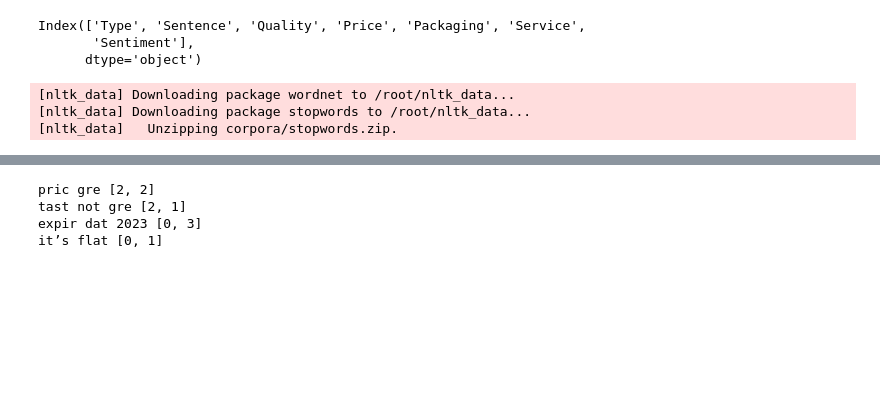
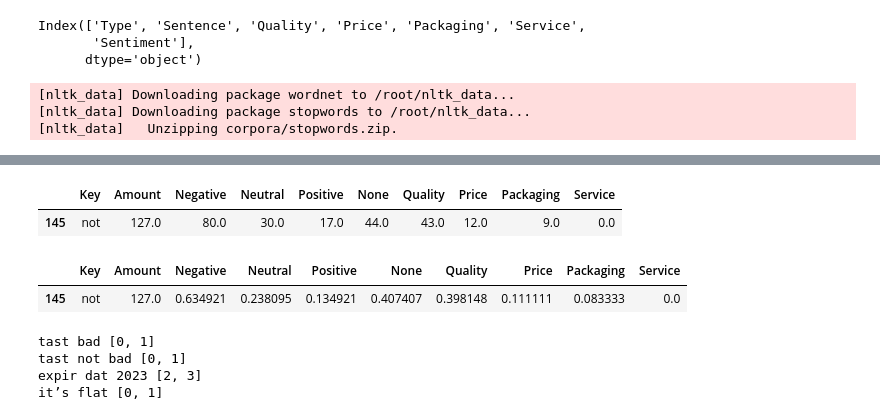
Before and after one commit to namvnvx/DS108-Customer_Sentiment_Analysis_Based_on_ABSA_Approach, a Jupyter notebook: Model_Hand_Made.ipynb, the cells around one changed output, grey strips where cells are left out. Saved outputs shown, nothing was run; the diff lists cells and outputs as text; code cells hidden in the pictures; blank space fills up the shorter version.

```diff
--- a/Model_Hand_Made.ipynb
+++ b/Model_Hand_Made.ipynb
@@ -368,3 +408,13 @@ count / len(y_test)
+# %%
+Keys.loc[Keys['Key'] == 'not']
+# %% [output]
+|  | Key | Amount | Negative | Neutral | Positive | None | Quality | Price | Packaging | Service |
+| 145 | not | 127.0 | 80.0 | 30.0 | 17.0 | 44.0 | 43.0 | 12.0 | 9.0 | 0.0 |
+# %%
+Keys_2.loc[Keys_2['Key'] == 'not']
+# %% [output]
+|  | Key | Amount | Negative | Neutral | Positive | None | Quality | Price | Packaging | Service |
+| 145 | not | 127.0 | 0.634921 | 0.238095 | 0.134921 | 0.407407 | 0.398148 | 0.111111 | 0.083333 | 0.0 |
 # %%
 def analyReview(Review):
   sens = ProcessReview(Review)
@@ -380,12 +430,12 @@ def analyReview(Review):
   for index in range(len(lb)):
     print(sens_v2[index],lb[index])
 
-text = "The price was great, but the taste is not great. The expiration date is 2023. It’s flat."
+text = "The taste was bad, but the taste is not bad. The expiration date is 2023. It’s flat."
 # text = "Nothing fancy here, just exactly what you'd expect - 16.9oz bottles of Coca Cola. Saved me a trip to the store. Definitely worth."
 
 analyReview(text)
 # %% [output]
-pric gre [2, 2]
-tast not gre [2, 1]
-expir dat 2023 [0, 3]
+tast bad [0, 1]
+tast not bad [0, 1]
+expir dat 2023 [2, 3]
 it’s flat [0, 1]
```
Also changed, not shown: parts of 12 cells of this notebook.
